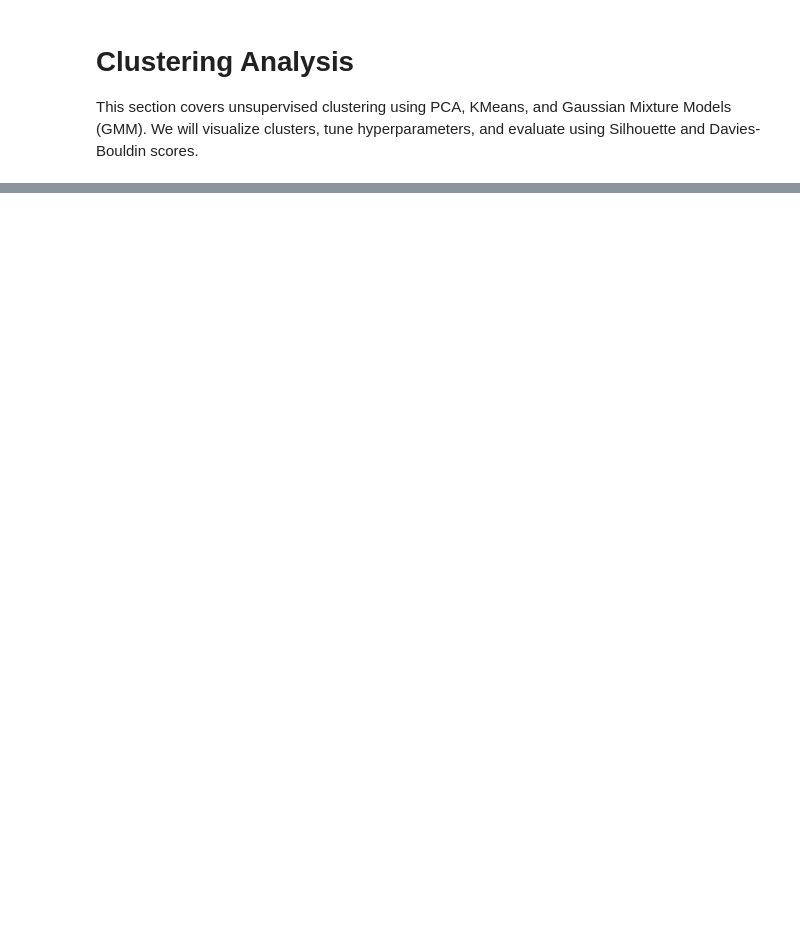
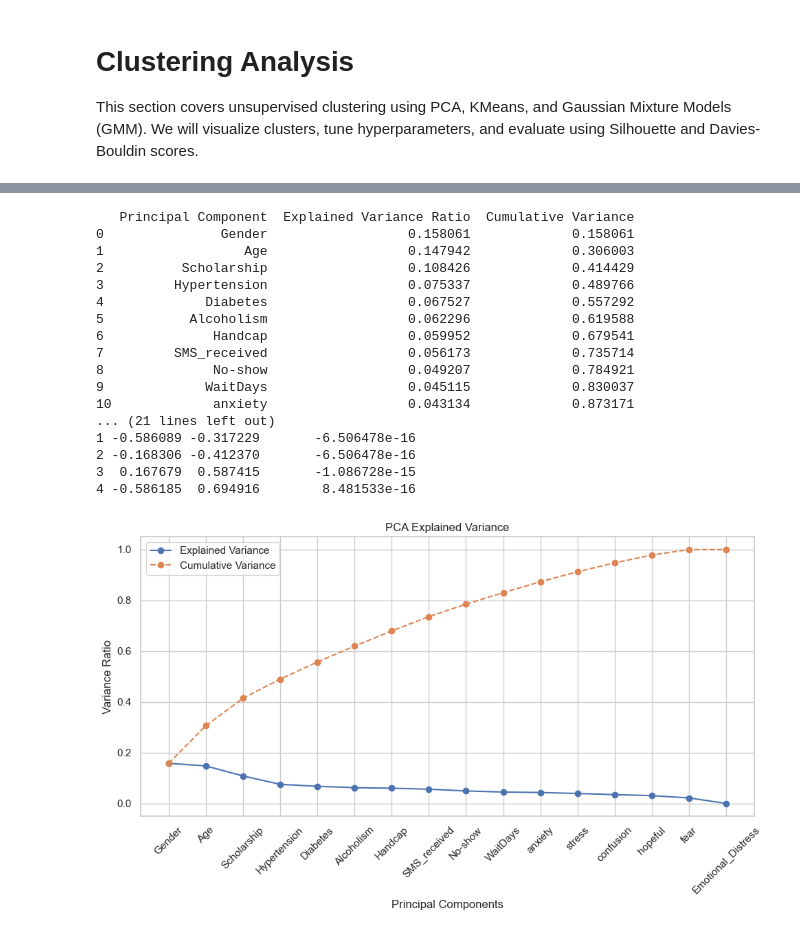
Before and after one commit to swapnilprakashpatil/aai510_3proj, a Jupyter notebook: notebooks/Clustering.ipynb, the cells around one changed output, grey strips where cells are left out. Saved outputs shown, nothing was run; the diff lists cells and outputs as text; code cells hidden in the pictures; blank space fills up the shorter version.

```diff
--- a/notebooks/Clustering.ipynb
+++ b/notebooks/Clustering.ipynb
@@ -164,0 +196,70 @@ if is_step_enabled('unsupervised_pca'):
+# %%
+from sklearn.preprocessing import StandardScaler
+
+
+# Step 2: Standardize the data
+scaler = StandardScaler()
+X_scaled = scaler.fit_transform(clustering_df)
+
+# Step 3: Apply PCA
+pca = PCA(n_components=None, random_state=42)
+X_pca = pca.fit_transform(X_scaled)
+
+# Step 4: Create a DataFrame with PCA results
+pca_columns = clustering_df.columns.tolist()
+pca_df = pd.DataFrame(X_pca, columns=pca_columns)
+
+# Step 5: Explained variance summary
+explained_variance = pca.explained_variance_ratio_
+explained_df = pd.DataFrame({
+    'Principal Component': pca_columns,
+    'Explained Variance Ratio': explained_variance,
+    'Cumulative Variance': np.cumsum(explained_variance)
+})
+
+# Display the explained variance
+print(explained_df)
+
+# Optional: Preview the transformed data
+print(pca_df.head())
+
+# Plot explained variance and cumulative variance
+plt.figure(figsize=(10, 6))
+
+# Explained variance
+plt.plot(explained_df['Principal Component'],
+         explained_df['Explained Variance Ratio'],
+         marker='o', label='Explained Variance')
+
+# Cumulative variance
+plt.plot(explained_df['Principal Component'],
+         explained_df['Cumulative Variance'],
+         marker='o', linestyle='--', label='Cumulative Variance')
+
+plt.title('PCA Explained Variance')
+plt.xlabel('Principal Components')
+plt.ylabel('Variance Ratio')
+plt.xticks(rotation=45)
+plt.grid(True)
+plt.legend()
+plt.tight_layout()
+plt.show()
+# %% [output]
+   Principal Component  Explained Variance Ratio  Cumulative Variance
+0               Gender                  0.158061             0.158061
+1                  Age                  0.147942             0.306003
+2          Scholarship                  0.108426             0.414429
+3         Hypertension                  0.075337             0.489766
+4             Diabetes                  0.067527             0.557292
+5           Alcoholism                  0.062296             0.619588
+6              Handcap                  0.059952             0.679541
+7         SMS_received                  0.056173             0.735714
+8              No-show                  0.049207             0.784921
+9             WaitDays                  0.045115             0.830037
+10             anxiety                  0.043134             0.873171
+... (21 lines left out)
+1 -0.586089 -0.317229       -6.506478e-16
+2 -0.168306 -0.412370       -6.506478e-16
+3  0.167679  0.587415       -1.086728e-15
+4 -0.586185  0.694916        8.481533e-16
+[figure, added]
```
Also changed, not shown: parts of 7 cells of this notebook, 2 other files.
